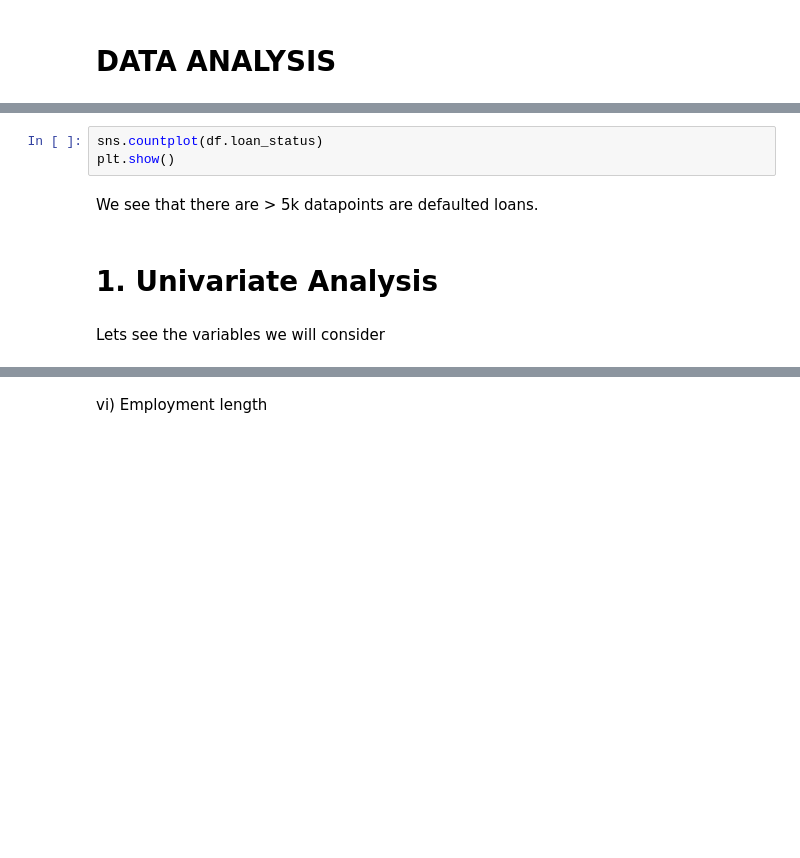
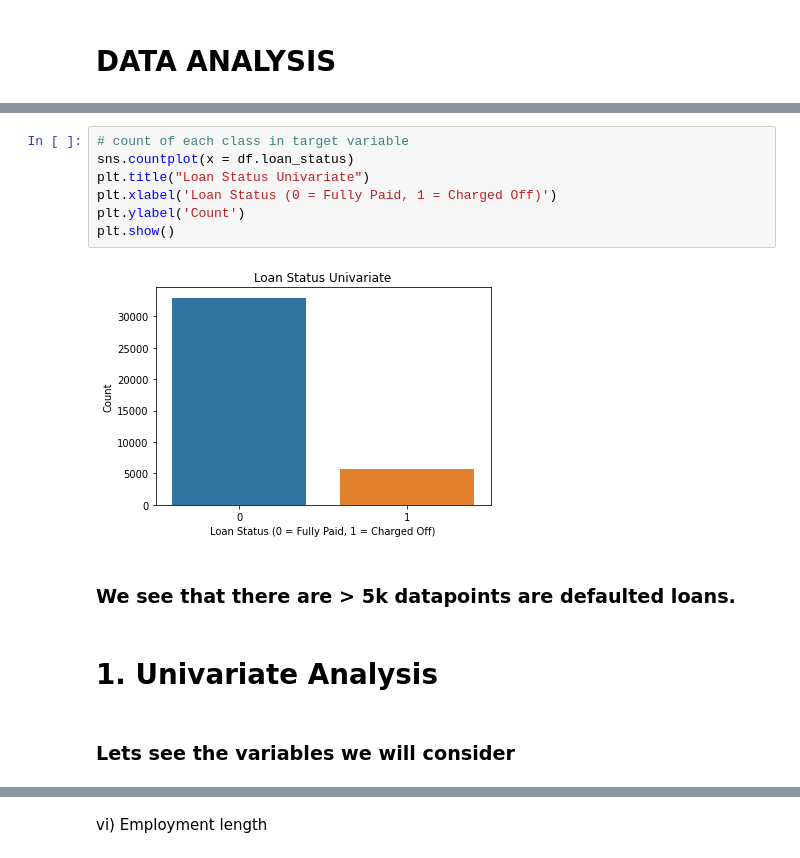
Before and after one commit to gokul-gopan-k/test-git, a Jupyter notebook: case-study-bivariate.ipynb, the cells around one changed output, grey strips where cells are left out. Cells and saved outputs as stored; diff of their text form; blank space fills up the shorter version.

```diff
--- a/case-study-bivariate.ipynb
+++ b/case-study-bivariate.ipynb
@@ -341,11 +722,17 @@ df.loan_status.value_counts()
-# %%
-sns.countplot(df.loan_status)
-plt.show()
+# %%
+# count of each class in target variable
+sns.countplot(x = df.loan_status)
+plt.title("Loan Status Univariate")
+plt.xlabel('Loan Status (0 = Fully Paid, 1 = Charged Off)')
+plt.ylabel('Count')
+plt.show()
+# %% [output]
+[figure, added]
 # %% [markdown]
-We see that there are > 5k datapoints are defaulted loans.
+### We see that there are > 5k datapoints are defaulted loans.
 # %% [markdown]
 # 1. Univariate Analysis
 # %% [markdown]
-Lets see the variables we will consider
+### Lets see the variables we will consider
 # %%
 df.info()
```
Also changed, not shown: parts of 505 cells of this notebook.
